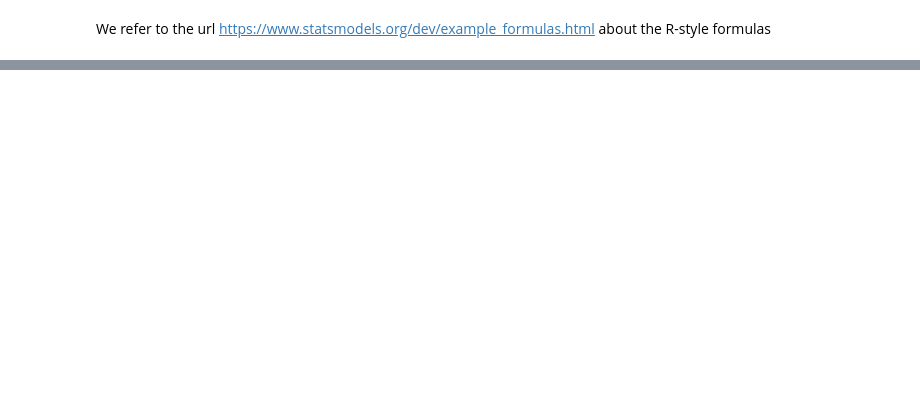
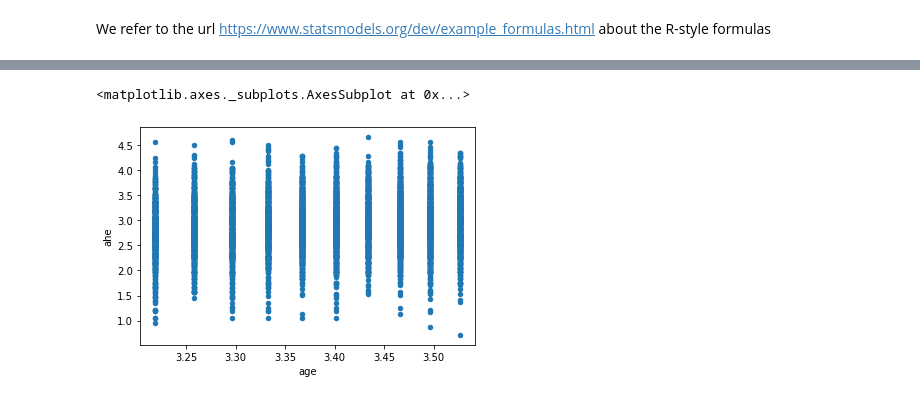
Before and after one commit to demoleiwang/DailyCodeRepo, a Jupyter notebook: Courses/IS713/01_2_assignment.ipynb, the cells around one changed output, grey strips where cells are left out. Drawn from its saved outputs; the diff is of its cells as text; code cells hidden in the pictures; blank space fills up the shorter version.

```diff
--- a/Courses/IS713/01_2_assignment.ipynb
+++ b/Courses/IS713/01_2_assignment.ipynb
@@ -105,0 +206,8 @@ Length: 7098, dtype: float64
+# %%
+data_x = data.copy()
+data_x['age'] = np.log(data_x['age'])
+data_x['ahe'] = np.log(data_x['ahe'])
+data_x.plot.scatter(x='age', y='ahe')
+# %% [output]
+<matplotlib.axes._subplots.AxesSubplot at 0x...>
+[figure, added]
```
Also changed, not shown: parts of 40 cells of this notebook.
